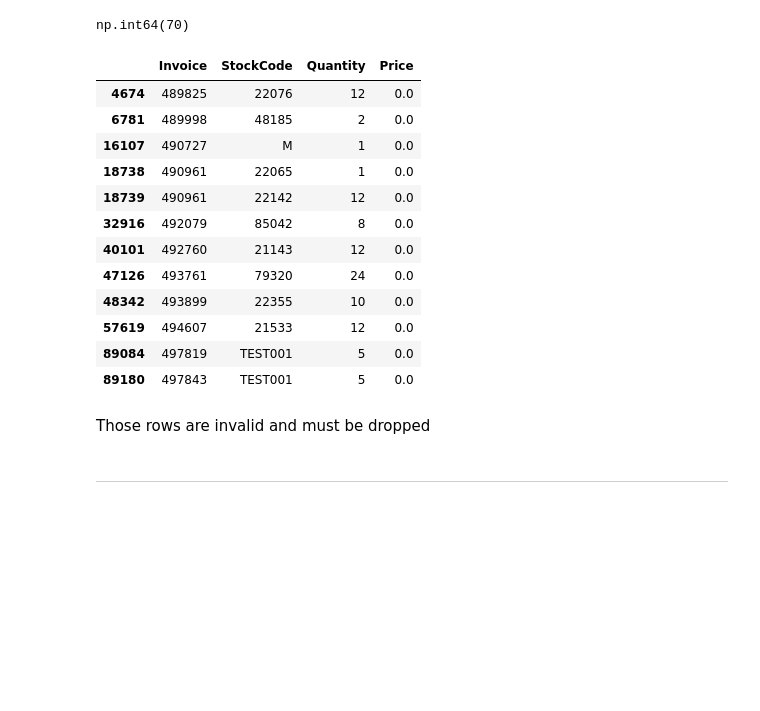
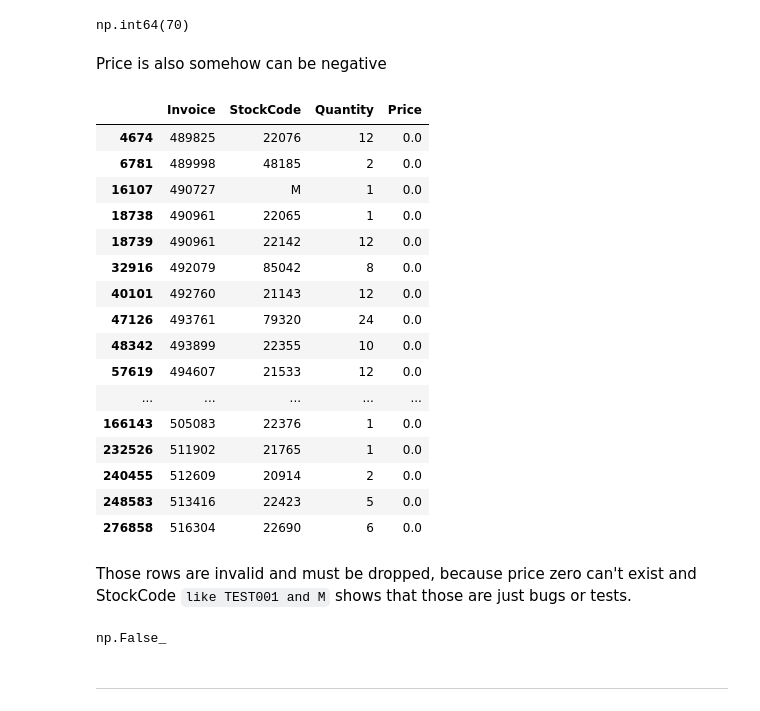
Before and after one commit to nick-st-coder/online-resail, a Jupyter notebook: notebooks/EDA.ipynb, the cells around one changed output. Saved outputs shown, nothing was run; the diff lists cells and outputs as text; code cells hidden in the pictures; blank space fills up the shorter version.

Commit message:
fixed: later i was dropping not all of the invalid rows

```diff
--- a/notebooks/EDA.ipynb
+++ b/notebooks/EDA.ipynb
@@ -144,24 +144,30 @@ np.int64(18390)
 (df["Price"] <= 0).sum()
 # %% [output]
 np.int64(70)
+# %% [markdown]
+Price is also somehow can be negative
 # %%
 df[df["Price"] <= 0][
     ["Invoice", "StockCode", "Quantity", "Price"]
-].head(12)
+].head(20)
 # %% [output]
 |  | Invoice | StockCode | Quantity | Price |
 | 4674 | 489825 | 22076 | 12 | 0.0 |
 | 6781 | 489998 | 48185 | 2 | 0.0 |
 | 16107 | 490727 | M | 1 | 0.0 |
 | 18738 | 490961 | 22065 | 1 | 0.0 |
 | 18739 | 490961 | 22142 | 12 | 0.0 |
 | 32916 | 492079 | 85042 | 8 | 0.0 |
 | 40101 | 492760 | 21143 | 12 | 0.0 |
 | 47126 | 493761 | 79320 | 24 | 0.0 |
 | 48342 | 493899 | 22355 | 10 | 0.0 |
 | 57619 | 494607 | 21533 | 12 | 0.0 |
-| 89084 | 497819 | TEST001 | 5 | 0.0 |
-| 89180 | 497843 | TEST001 | 5 | 0.0 |
+| ... | ... | ... | ... | ... |
+| 166143 | 505083 | 22376 | 1 | 0.0 |
+| 232526 | 511902 | 21765 | 1 | 0.0 |
+| 240455 | 512609 | 20914 | 2 | 0.0 |
+| 248583 | 513416 | 22423 | 5 | 0.0 |
+| 276858 | 516304 | 22690 | 6 | 0.0 |
 # %% [markdown]
-Those rows are invalid and must be dropped
+Those rows are invalid and must be dropped, because price zero can't exist and StockCode `like TEST001 and M` shows that those are just bugs or tests.
 # %%
@@ -169,3 +175,7 @@ df = df[~(df['Price'] <= 0)]
+# %%
+(df['Quantity'] <= 0).any() & (df['Price'] <= 0).any()
+# %% [output]
+np.False_
 # %% [markdown]
 ---
 # %% [markdown]
```
Also changed, not shown: parts of 2 cells of this notebook.
